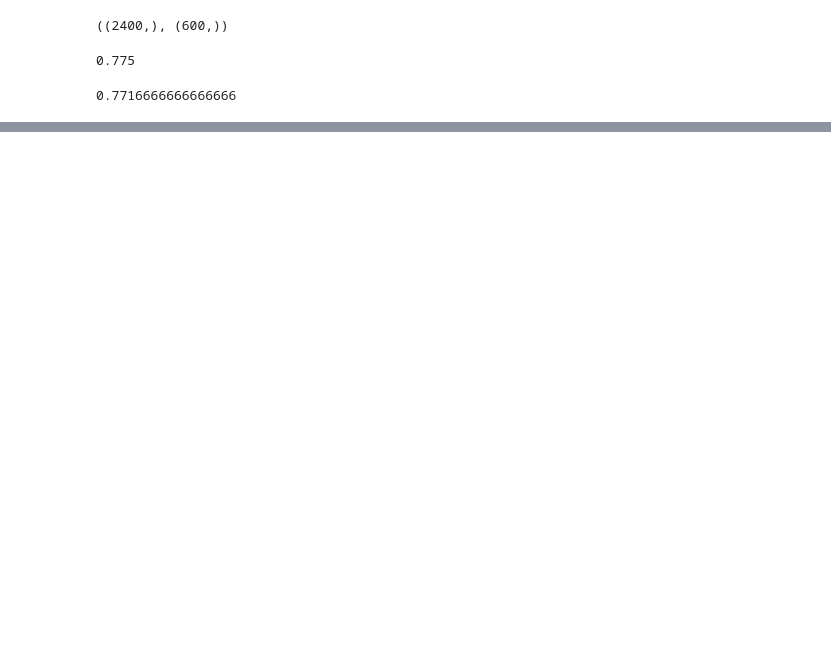
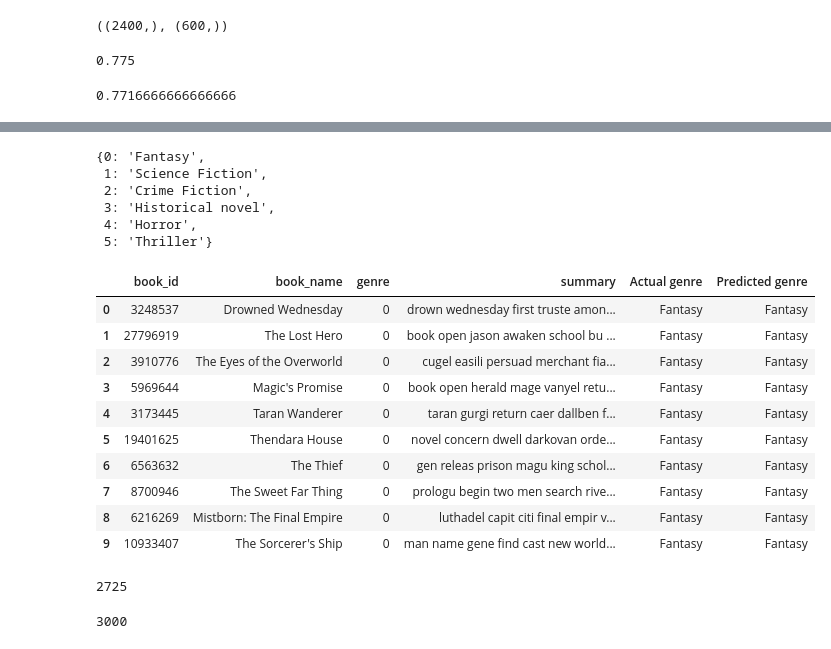
Before and after one commit to lugastyan/ML-portofolio, a Jupyter notebook: book-genre-classification.ipynb, the cells around one changed output, grey strips where cells are left out. Drawn from its saved outputs; the diff is of its cells as text; code cells hidden in the pictures; blank space fills up the shorter version.

```diff
--- a/book-genre-classification.ipynb
+++ b/book-genre-classification.ipynb
@@ -371,0 +418,12 @@ def test(text, model):
+# %%
+# Mapping the training genre as well
+
+newmap = dict([(value, key) for key, value in mapper.items()])
+newmap
+# %% [output]
+{0: 'Fantasy',
+ 1: 'Science Fiction',
+ 2: 'Crime Fiction',
+ 3: 'Historical novel',
+ 4: 'Horror',
+ 5: 'Thriller'}
@@ -371,0 +434,22 @@ def test(text, model):
+# %%
+books.head(10)
+# %% [output]
+|  | book_id | book_name | genre | summary | Actual genre | Predicted genre |
+| 0 | 3248537 | Drowned Wednesday | 0 | drown wednesday first truste amon... | Fantasy | Fantasy |
+| 1 | 27796919 | The Lost Hero | 0 | book open jason awaken school bu ... | Fantasy | Fantasy |
+| 2 | 3910776 | The Eyes of the Overworld | 0 | cugel easili persuad merchant fia... | Fantasy | Fantasy |
+| 3 | 5969644 | Magic's Promise | 0 | book open herald mage vanyel retu... | Fantasy | Fantasy |
+| 4 | 3173445 | Taran Wanderer | 0 | taran gurgi return caer dallben f... | Fantasy | Fantasy |
+| 5 | 19401625 | Thendara House | 0 | novel concern dwell darkovan orde... | Fantasy | Fantasy |
+| 6 | 6563632 | The Thief | 0 | gen releas prison magu king schol... | Fantasy | Fantasy |
+| 7 | 8700946 | The Sweet Far Thing | 0 | prologu begin two men search rive... | Fantasy | Fantasy |
+| 8 | 6216269 | Mistborn: The Final Empire | 0 | luthadel capit citi final empir v... | Fantasy | Fantasy |
+| 9 | 10933407 | The Sorcerer's Ship | 0 | man name gene find cast new world... | Fantasy | Fantasy |
+# %%
+len(books.loc[books['Actual genre'] == books['Predicted genre']])
+# %% [output]
+2725
+# %%
+len(books)
+# %% [output]
+3000
```
Also changed, not shown: parts of 13 cells of this notebook.
